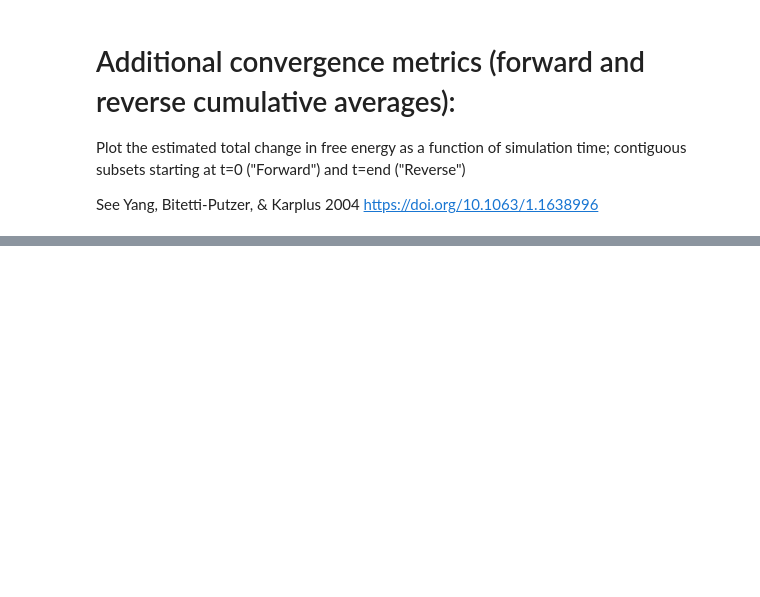
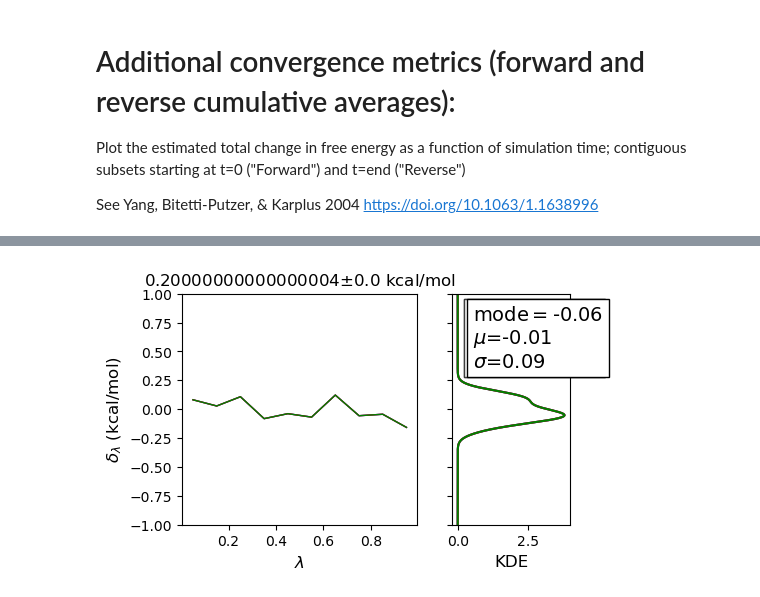
Before and after one commit to BranniganLab/safep, a Jupyter notebook: Sample_Notebooks/BAR_Estimator_Basic.ipynb, the cells around one changed output, grey strips where cells are left out. Saved outputs shown, nothing was run; the diff lists cells and outputs as text; code cells hidden in the pictures; blank space fills up the shorter version.

Commit message:
refactor: simplify lambda convergence plot feat: round the mean dG to 3 decimal places

```diff
--- a/Sample_Notebooks/BAR_Estimator_Basic.ipynb
+++ b/Sample_Notebooks/BAR_Estimator_Basic.ipynb
@@ -47,3 +73,5 @@ plt.savefig(constants.dataroot.joinpath('FEP_convergence.pdf'))
 # %%
-fig, ax = do_per_lambda_convergence_shared_axes(constants, fepruns, mean, sterr, axes)
+fig, ax = do_per_lambda_convergence_shared_axes(fepruns, mean, sterr)
 fig.savefig(constants.dataroot.joinpath('FEP_perLambda_convergence.pdf'))
+# %% [output]
+[figure, added]
```
Also changed, not shown: parts of 5 cells of this notebook, 1 other file.
